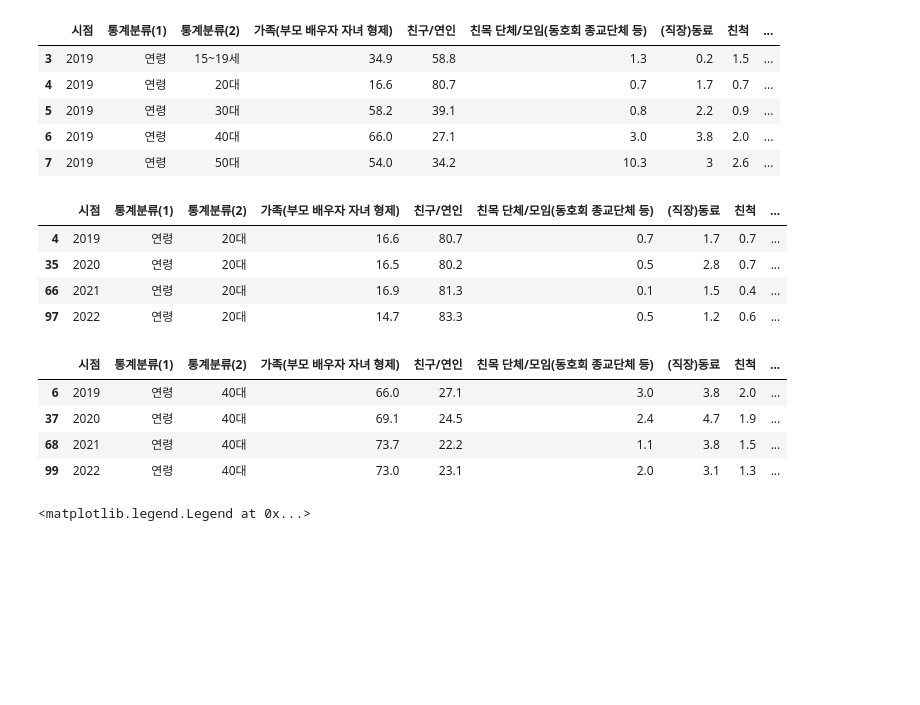
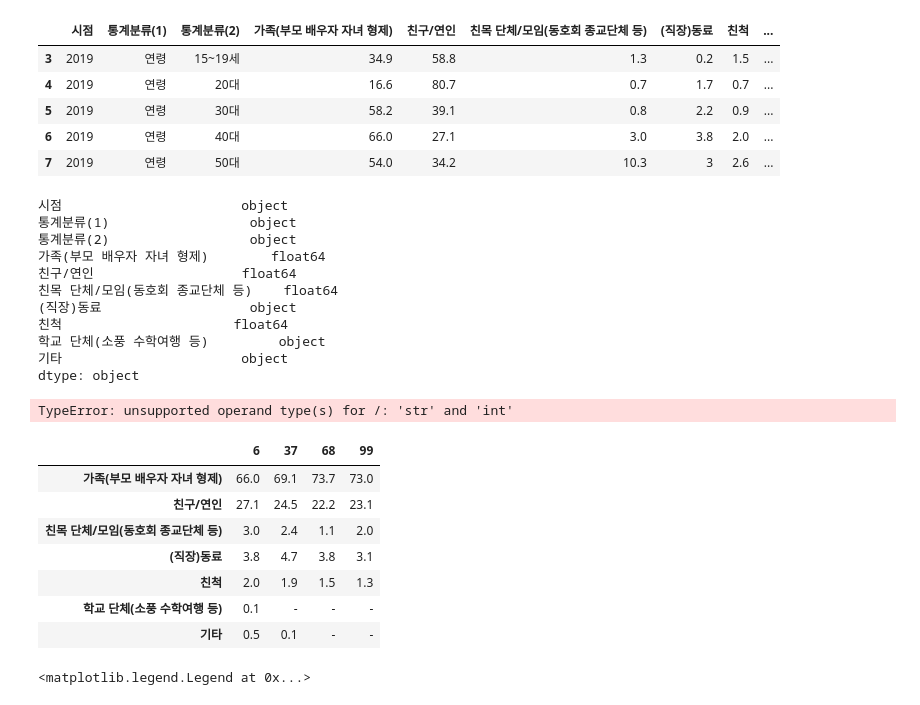
Before and after one commit to nohjuhyeon/AI_LKJ_hubs_fastapi, a Jupyter notebook: data_analysis/persona/sc_persona_result.ipynb, the cells around one changed output. Cells and saved outputs as stored; diff of their text form; code cells hidden in the pictures; blank space fills up the shorter version.

```diff
--- a/data_analysis/persona/sc_persona_result.ipynb
+++ b/data_analysis/persona/sc_persona_result.ipynb
@@ -81,22 +81,38 @@ df_age.head()
 | 7 | 2019 | 연령 | 50대 | 54.0 | 34.2 | 10.3 | 3 | 2.6 | ... |
 # %%
 df_twenty = df_age[(df_age["통계분류(2)"]=="20대")]
-df_twenty
+df_twenty.dtypes
 # %% [output]
-|  | 시점 | 통계분류(1) | 통계분류(2) | 가족(부모 배우자 자녀 형제) | 친구/연인 | 친목 단체/모임(동호회 종교단체 등) | (직장)동료 | 친척 | ... |
-| 4 | 2019 | 연령 | 20대 | 16.6 | 80.7 | 0.7 | 1.7 | 0.7 | ... |
-| 35 | 2020 | 연령 | 20대 | 16.5 | 80.2 | 0.5 | 2.8 | 0.7 | ... |
-| 66 | 2021 | 연령 | 20대 | 16.9 | 81.3 | 0.1 | 1.5 | 0.4 | ... |
-| 97 | 2022 | 연령 | 20대 | 14.7 | 83.3 | 0.5 | 1.2 | 0.6 | ... |
+시점                       object
+통계분류(1)                  object
+통계분류(2)                  object
+가족(부모 배우자 자녀 형제)        float64
+친구/연인                   float64
+친목 단체/모임(동호회 종교단체 등)    float64
+(직장)동료                   object
+친척                      float64
+학교 단체(소풍 수학여행 등)         object
+기타                       object
+dtype: object
+# %%
+df_twenty.groupby("통계분류(2)")[['가족(부모 배우자 자녀 형제)',"친구/연인","친목 단체/모임(동호회 종교단체 등)","(직장)동료","친척","학교 단체(소풍 수학여행 등)"]].sum()/4
+# %% [output]
+TypeError: unsupported operand type(s) for /: 'str' and 'int'
 # %%
 df_forty = df_age[(df_age["통계분류(2)"]=="40대")]
+df_forty = df_forty.loc[:,'가족(부모 배우자 자녀 형제)':]
+df_forty = df_forty.T
+# df_forty['total'] = (df_forty['6'] + df_forty['37'] + df_forty['68'] + df_forty['99'])/4
 df_forty
 # %% [output]
-|  | 시점 | 통계분류(1) | 통계분류(2) | 가족(부모 배우자 자녀 형제) | 친구/연인 | 친목 단체/모임(동호회 종교단체 등) | (직장)동료 | 친척 | ... |
-| 6 | 2019 | 연령 | 40대 | 66.0 | 27.1 | 3.0 | 3.8 | 2.0 | ... |
-| 37 | 2020 | 연령 | 40대 | 69.1 | 24.5 | 2.4 | 4.7 | 1.9 | ... |
-| 68 | 2021 | 연령 | 40대 | 73.7 | 22.2 | 1.1 | 3.8 | 1.5 | ... |
-| 99 | 2022 | 연령 | 40대 | 73.0 | 23.1 | 2.0 | 3.1 | 1.3 | ... |
+|  | 6 | 37 | 68 | 99 |
+| 가족(부모 배우자 자녀 형제) | 66.0 | 69.1 | 73.7 | 73.0 |
+| 친구/연인 | 27.1 | 24.5 | 22.2 | 23.1 |
+| 친목 단체/모임(동호회 종교단체 등) | 3.0 | 2.4 | 1.1 | 2.0 |
+| (직장)동료 | 3.8 | 4.7 | 3.8 | 3.1 |
+| 친척 | 2.0 | 1.9 | 1.5 | 1.3 |
+| 학교 단체(소풍 수학여행 등) | 0.1 | - | - | - |
+| 기타 | 0.5 | 0.1 | - | - |
 # %%
 df_twenty_combined = df_twenty.groupby('시점').sum()
 
```
